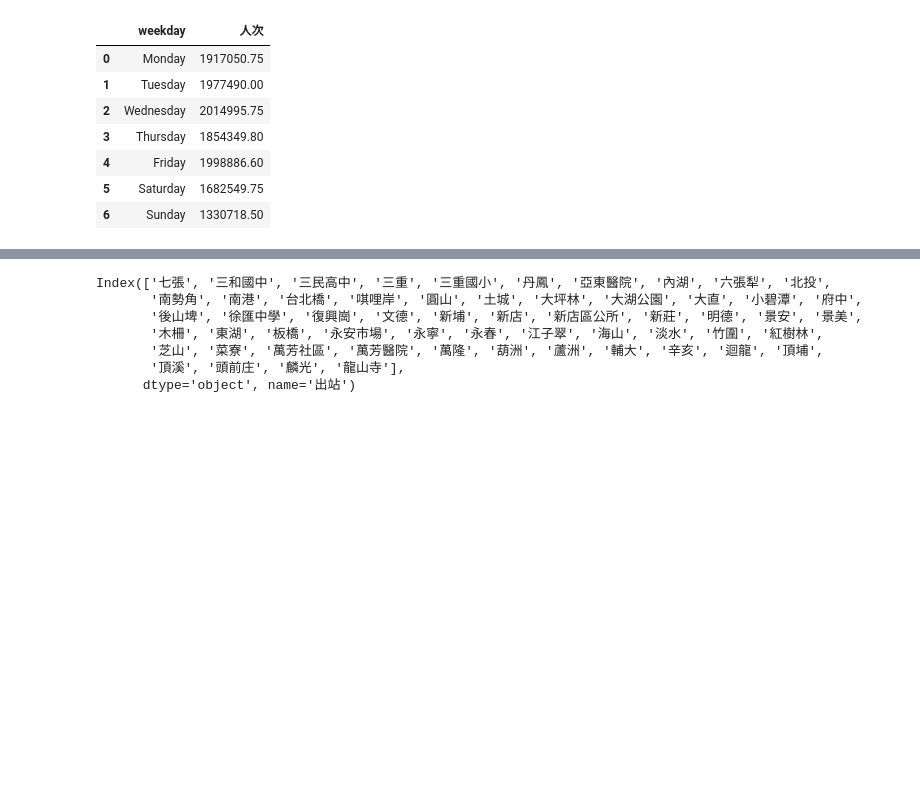
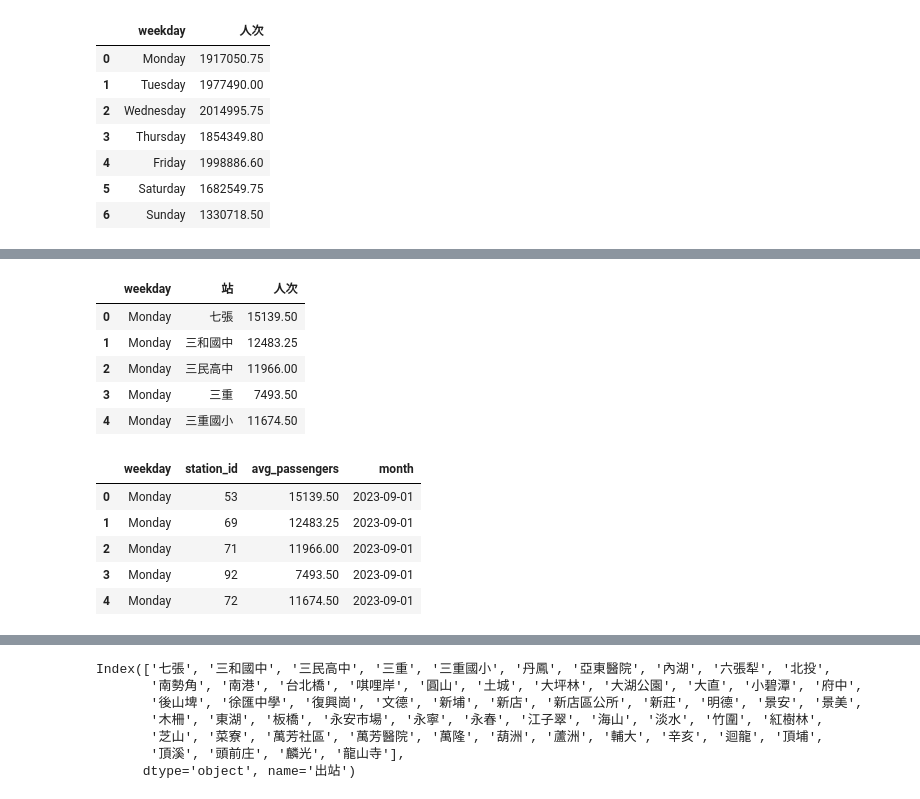
Before and after one commit to YHTerrance/taipei-great-migration, a Jupyter notebook: EDA.ipynb, the cells around one changed output, grey strips where cells are left out. Cells and saved outputs as stored; diff of their text form; code cells hidden in the pictures; blank space fills up the shorter version.

```diff
--- a/EDA.ipynb
+++ b/EDA.ipynb
@@ -214,0 +286,67 @@ display(average_passengers)
+# %%
+# Convert '日期' to datetime
+temp_in = data.groupby(['日期', '進站'])['人次'].sum().reset_index()
+
+temp_in['日期'] = pd.to_datetime(temp_in['日期'])
+
+# Extract day of the week and create a new column 'weekday'
+temp_in['weekday'] = temp_in['日期'].dt.day_name()
+
+# Define a custom list of weekday names in the desired order
+custom_order = ['Monday', 'Tuesday', 'Wednesday', 'Thursday',
+                'Friday', 'Saturday', 'Sunday']
+
+# Convert the 'weekday' column to a categorical data
+# type with the custom order
+temp_in['weekday'] = pd.Categorical(
+    temp_in['weekday'], categories=custom_order, ordered=True
+)
+
+# Group by 'weekday' and calculate the mean number of passengers
+passengers_in = \
+    temp_in.groupby(['weekday', '進站'])['人次'].mean().reset_index().rename(columns={'進站': '站'})
+
+# Convert '日期' to datetime
+temp_out = data.groupby(['日期', '出站'])['人次'].sum().reset_index()
+
+temp_out['日期'] = pd.to_datetime(temp_out['日期'])
+
+# Extract day of the week and create a new column 'weekday'
+temp_out['weekday'] = temp_out['日期'].dt.day_name()
+
+# Define a custom list of weekday names in the desired order
+custom_order = ['Monday', 'Tuesday', 'Wednesday', 'Thursday',
+                'Friday', 'Saturday', 'Sunday']
+
+# Convert the 'weekday' column to a categorical data
+# type with the custom order
+temp_out['weekday'] = pd.Categorical(
+    temp_out['weekday'], categories=custom_order, ordered=True
+)
+
+# Group by 'weekday' and calculate the mean number of passengers
+passengers_out = \
+    temp_out.groupby(['weekday', '出站'])['人次'].mean().reset_index().rename(columns={'出站': '站'})
+
+display(passengers_in.head())
+display(passengers_out.head())
+
+# Merge the dataframes
+passengers = passengers_in.merge(passengers_out, on=['weekday', '站'], suffixes=('_in', '_out'))
+
+# Calculate the average of the '人次' columns
+passengers['人次'] = (passengers['人次_in'] + passengers['人次_out']) / 2
+
+# Drop the original '人次' columns
+passengers = passengers.drop(columns=['人次_in', '人次_out'])
+
+display(passengers.head())
+
+passengers = passengers.assign(month=MONTH)
+passengers.rename(columns={'站': 'station_id'}, inplace=True)
+passengers.rename(columns={'人次': 'avg_passengers'}, inplace=True)
+
+passengers['station_id'] = passengers['station_id'].map(MAPPING)
+
+display(passengers.head())
+# %% [output]
@@ -214,0 +365,12 @@ display(average_passengers)
+|  | weekday | 站 | 人次 |
+| 0 | Monday | 七張 | 15139.50 |
+| 1 | Monday | 三和國中 | 12483.25 |
+| 2 | Monday | 三民高中 | 11966.00 |
+| 3 | Monday | 三重 | 7493.50 |
+| 4 | Monday | 三重國小 | 11674.50 |
+|  | weekday | station_id | avg_passengers | month |
+| 0 | Monday | 53 | 15139.50 | 2023-09-01 |
+| 1 | Monday | 69 | 12483.25 | 2023-09-01 |
+| 2 | Monday | 71 | 11966.00 | 2023-09-01 |
+| 3 | Monday | 92 | 7493.50 | 2023-09-01 |
+| 4 | Monday | 72 | 11674.50 | 2023-09-01 |
```
Also changed, not shown: parts of 28 cells of this notebook, 2 other files.
